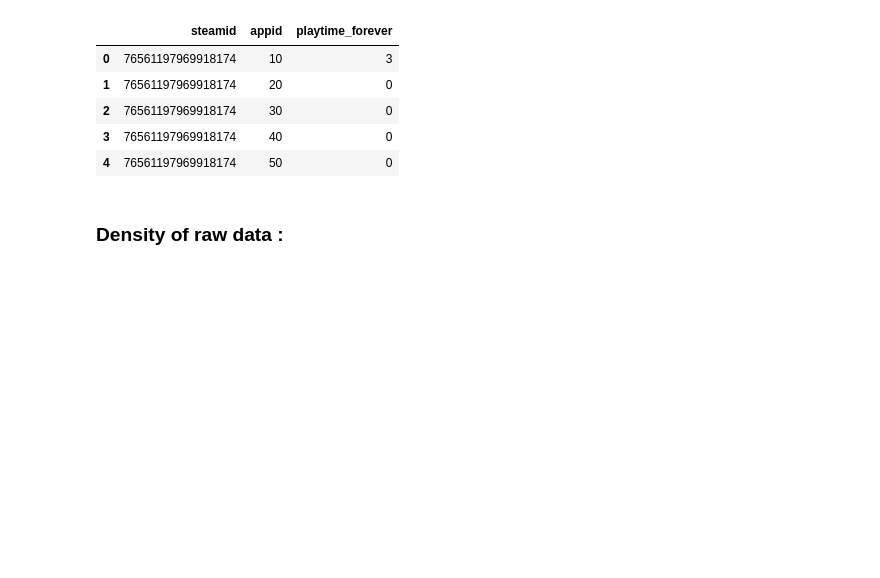
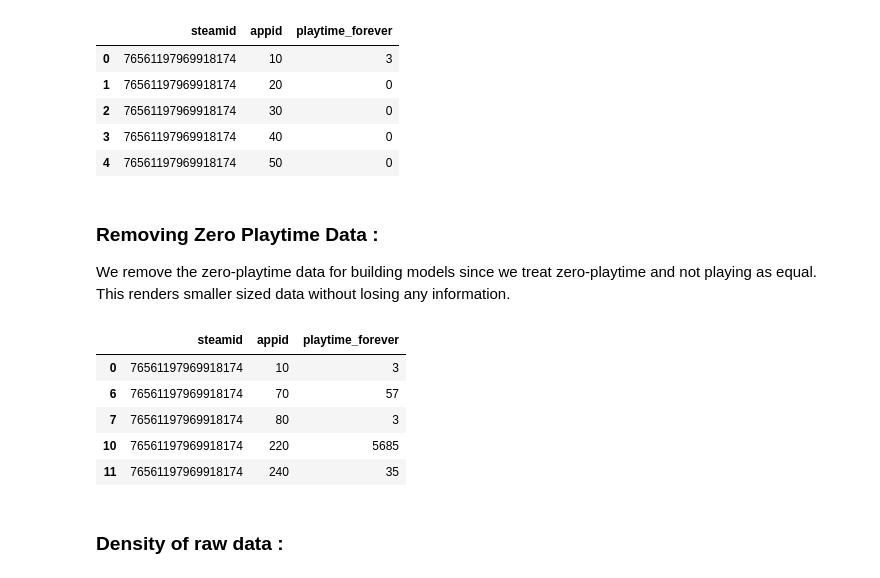
Before and after one commit to raghavjajodia/steamGameRec, a Jupyter notebook: Data Sampling.ipynb, the cells around one changed output. Saved outputs shown, nothing was run; the diff lists cells and outputs as text; code cells hidden in the pictures; blank space fills up the shorter version.

Commit message:
Updating data sampling method after discussions

```diff
--- a/Data Sampling.ipynb
+++ b/Data Sampling.ipynb
@@ -32,3 +32,6 @@ df.head()
 | 2 | 76561197969918174 | 30 | 0 |
 | 3 | 76561197969918174 | 40 | 0 |
 | 4 | 76561197969918174 | 50 | 0 |
+# %% [markdown]
+### Removing Zero Playtime Data :
+We remove the zero-playtime data for building models since we treat zero-playtime and not playing as equal. This renders smaller sized data without losing any information.
@@ -35,3 +40,12 @@ df.head()
+# %%
+df.head()
+# %% [output]
+|  | steamid | appid | playtime_forever |
+| 0 | 76561197969918174 | 10 | 3 |
+| 6 | 76561197969918174 | 70 | 57 |
+| 7 | 76561197969918174 | 80 | 3 |
+| 10 | 76561197969918174 | 220 | 5685 |
+| 11 | 76561197969918174 | 240 | 35 |
 # %% [markdown]
 ### Density of raw data :
 # %%
```
Also changed, not shown: parts of 13 cells of this notebook.
